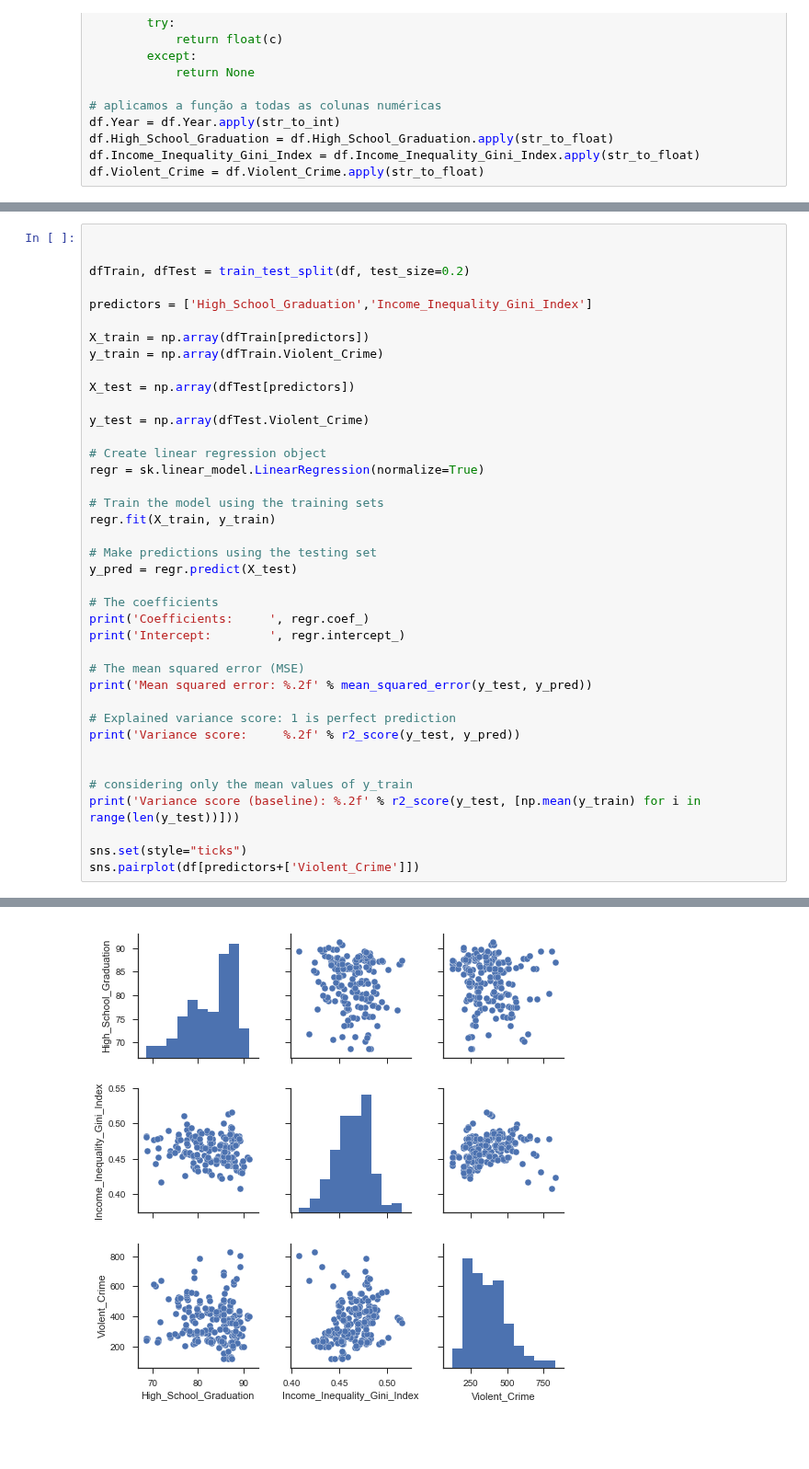
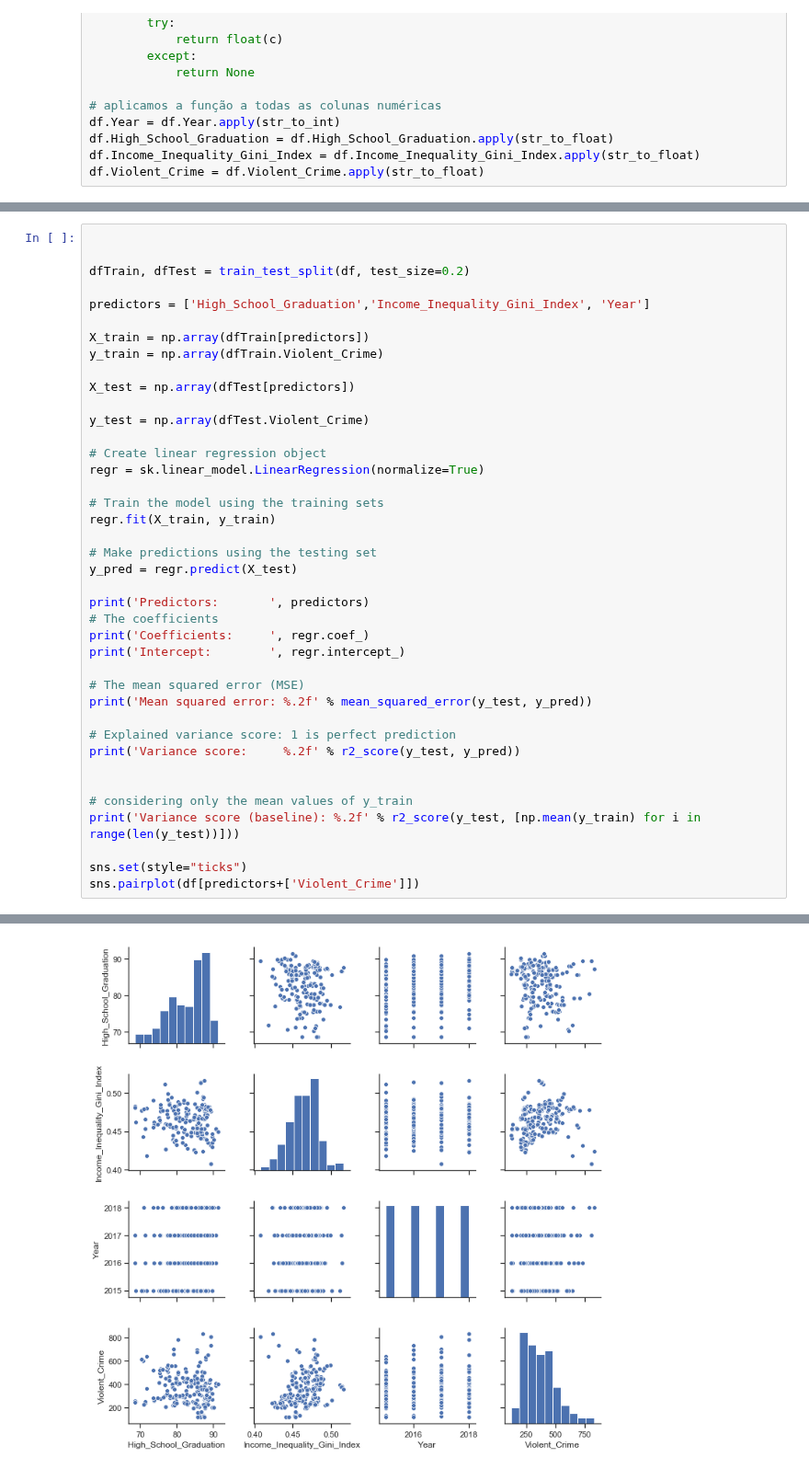
Before and after one commit to Pedro-Magalhaes/Teste, a Jupyter notebook: T1_3/T1_3v2.ipynb, the cells around one changed output, grey strips where cells are left out. Shown at 92% size. Drawn from its saved outputs; the diff is of its cells as text; blank space fills up the shorter version.

```diff
--- a/T1_3/T1_3v2.ipynb
+++ b/T1_3/T1_3v2.ipynb
@@ -96,7 +139,7 @@ df.Violent_Crime = df.Violent_Crime.apply(str_to_float)
 
 dfTrain, dfTest = train_test_split(df, test_size=0.2)
 
-predictors = ['High_School_Graduation','Income_Inequality_Gini_Index']
+predictors = ['High_School_Graduation','Income_Inequality_Gini_Index', 'Year']
 
 X_train = np.array(dfTrain[predictors])
 y_train = np.array(dfTrain.Violent_Crime)
@@ -114,6 +157,7 @@ regr.fit(X_train, y_train)
 # Make predictions using the testing set
 y_pred = regr.predict(X_test)
 
+print('Predictors:       ', predictors)
 # The coefficients
 print('Coefficients:     ', regr.coef_)
 print('Intercept:        ', regr.intercept_)
@@ -138,5 +183,5 @@ Variance score:     -0.05
 Variance score (baseline): -0.02
 <seaborn.axisgrid.PairGrid at 0x...>
-[figure, old version]
+[figure, new version]
 # %%
 sns.set(style="ticks")
```
Also changed, not shown: parts of 7 cells of this notebook.
